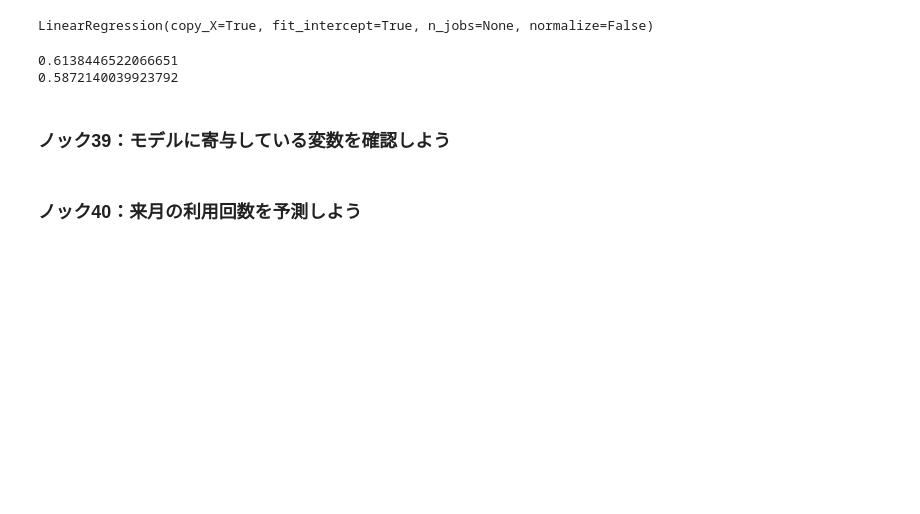
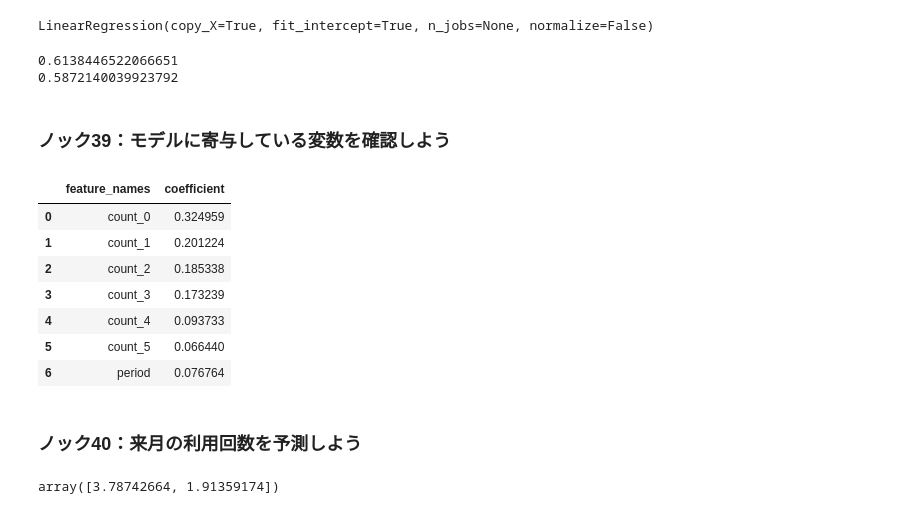
Before and after one commit to Hirochon/data-100nock, a Jupyter notebook: practice_code/chapter_4/4章_顧客の行動を予測する１０本ノック.ipynb, the cells around one changed output. Drawn from its saved outputs; the diff is of its cells as text; code cells hidden in the pictures; blank space fills up the shorter version.

```diff
--- a/practice_code/chapter_4/4章_顧客の行動を予測する１０本ノック.ipynb
+++ b/practice_code/chapter_4/4章_顧客の行動を予測する１０本ノック.ipynb
@@ -244,5 +244,17 @@ print(model.score(X_test, y_test))
 0.5872140039923792
 # %% [markdown]
 ### ノック39：モデルに寄与している変数を確認しよう
+# %%
+coef = pd.DataFrame({"feature_names": X.columns, "coefficient": model.coef_})
+coef
+# %% [output]
+|  | feature_names | coefficient |
+| 0 | count_0 | 0.324959 |
+| 1 | count_1 | 0.201224 |
+| 2 | count_2 | 0.185338 |
+| 3 | count_3 | 0.173239 |
+| 4 | count_4 | 0.093733 |
+| 5 | count_5 | 0.066440 |
+| 6 | period | 0.076764 |
 # %% [markdown]
 ### ノック40：来月の利用回数を予測しよう
@@ -248,0 +265,4 @@ print(model.score(X_test, y_test))
+# %%
+model.predict(x_pred)
+# %% [output]
+array([3.78742664, 1.91359174])
```
Also changed, not shown: parts of 1 cell of this notebook, 1 other file.
